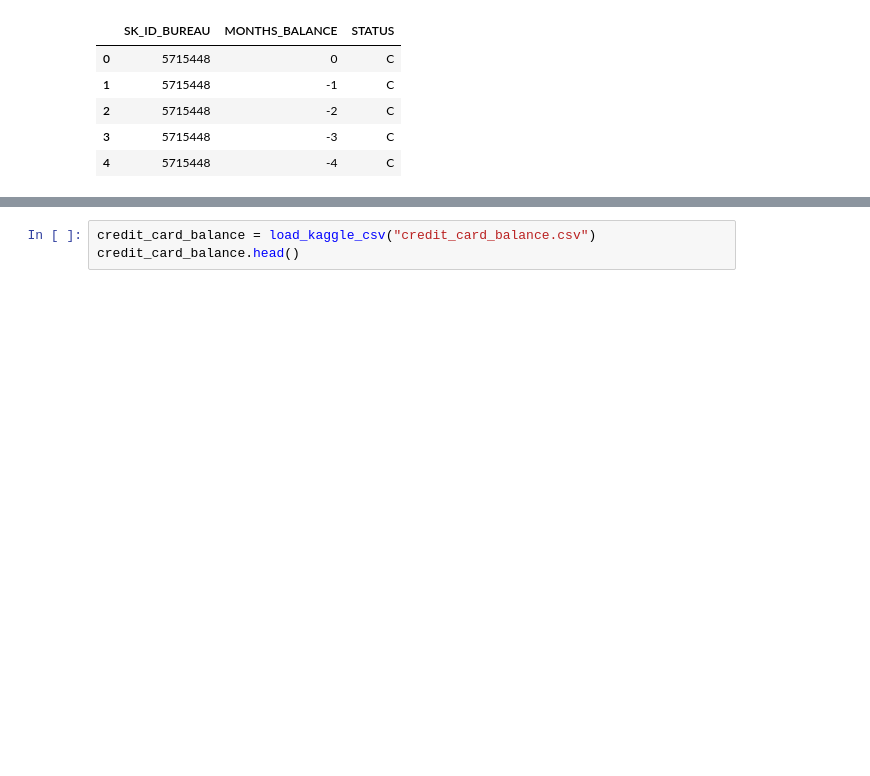
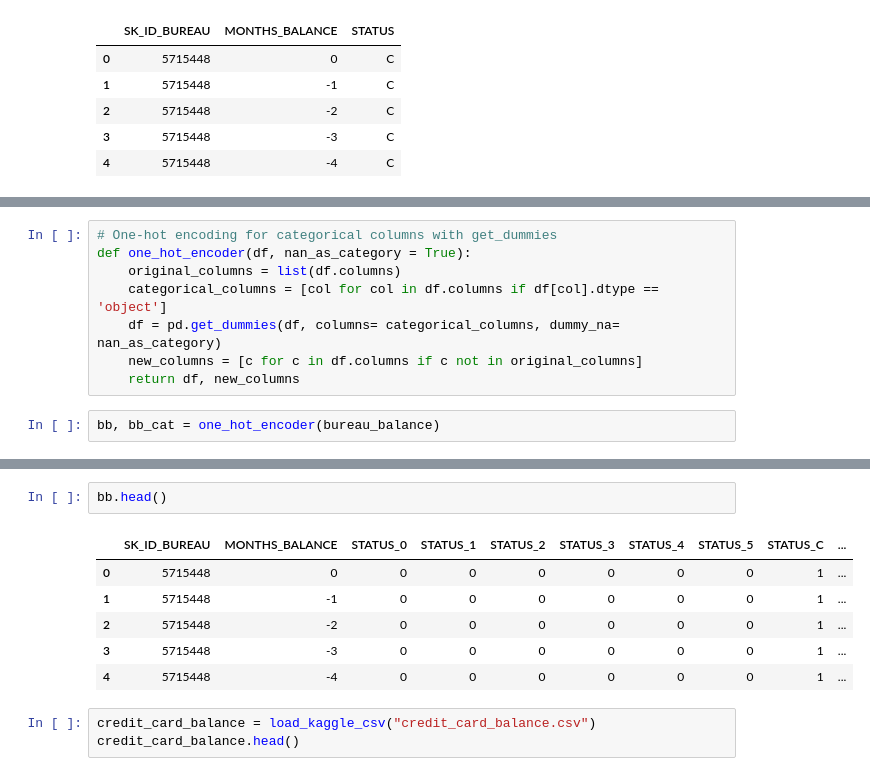
Before and after one commit to hwanghw/dataana, a Jupyter notebook: data_preparation_track2.ipynb, the cells around one changed output, grey strips where cells are left out. Drawn from its saved outputs; the diff is of its cells as text; blank space fills up the shorter version.

```diff
--- a/data_preparation_track2.ipynb
+++ b/data_preparation_track2.ipynb
@@ -216,0 +229,10 @@ bureau_balance.head()
+# %%
+# One-hot encoding for categorical columns with get_dummies
+def one_hot_encoder(df, nan_as_category = True):
+    original_columns = list(df.columns)
+    categorical_columns = [col for col in df.columns if df[col].dtype == 'object']
+    df = pd.get_dummies(df, columns= categorical_columns, dummy_na= nan_as_category)
+    new_columns = [c for c in df.columns if c not in original_columns]
+    return df, new_columns
+# %%
+bb, bb_cat = one_hot_encoder(bureau_balance)
@@ -217,3 +255,12 @@ bureau_balance.head()
+# %%
+bb.head()
+# %% [output]
+|  | SK_ID_BUREAU | MONTHS_BALANCE | STATUS_0 | STATUS_1 | STATUS_2 | STATUS_3 | STATUS_4 | STATUS_5 | STATUS_C | ... |
+| 0 | 5715448 | 0 | 0 | 0 | 0 | 0 | 0 | 0 | 1 | ... |
+| 1 | 5715448 | -1 | 0 | 0 | 0 | 0 | 0 | 0 | 1 | ... |
+| 2 | 5715448 | -2 | 0 | 0 | 0 | 0 | 0 | 0 | 1 | ... |
+| 3 | 5715448 | -3 | 0 | 0 | 0 | 0 | 0 | 0 | 1 | ... |
+| 4 | 5715448 | -4 | 0 | 0 | 0 | 0 | 0 | 0 | 1 | ... |
 # %%
 credit_card_balance = load_kaggle_csv("credit_card_balance.csv")
 credit_card_balance.head()
```
Also changed, not shown: parts of 3 cells of this notebook, 3 other files.
